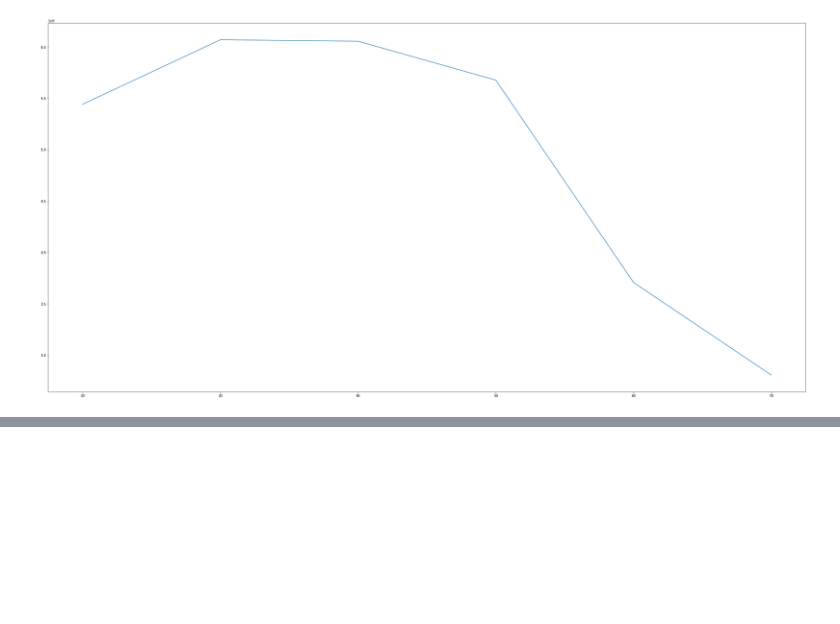
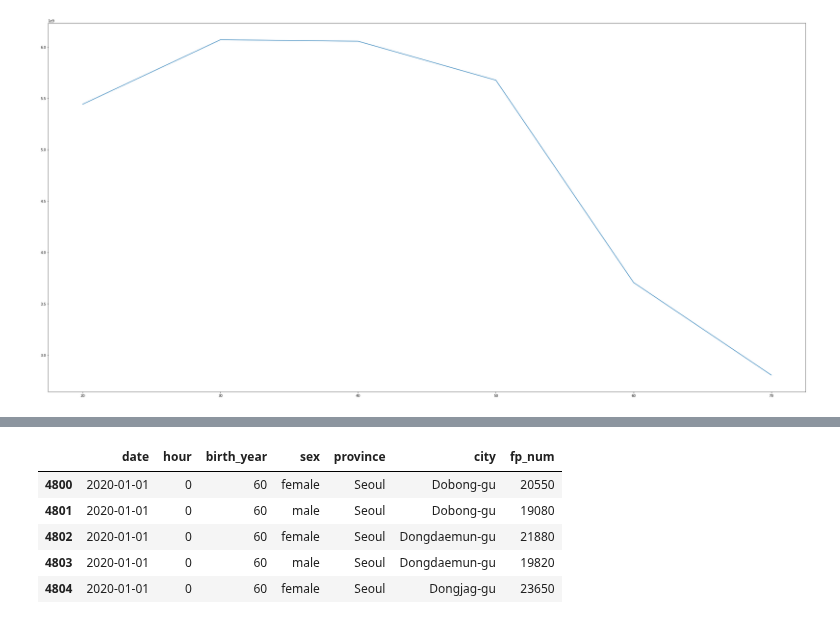
Before and after one commit to zzozzo/Datathon, a Jupyter notebook: data1.ipynb, the cells around one changed output, grey strips where cells are left out. Drawn from its saved outputs; the diff is of its cells as text; code cells hidden in the pictures; blank space fills up the shorter version.

```diff
--- a/data1.ipynb
+++ b/data1.ipynb
@@ -296,0 +444,10 @@ TypeError: Only valid with DatetimeIndex, TimedeltaIndex or PeriodIndex, but got
+# %%
+sth = floating2[floating2["birth_year"] == 60]
+sth.head()
+# %% [output]
+|  | date | hour | birth_year | sex | province | city | fp_num |
+| 4800 | 2020-01-01 | 0 | 60 | female | Seoul | Dobong-gu | 20550 |
+| 4801 | 2020-01-01 | 0 | 60 | male | Seoul | Dobong-gu | 19080 |
+| 4802 | 2020-01-01 | 0 | 60 | female | Seoul | Dongdaemun-gu | 21880 |
+| 4803 | 2020-01-01 | 0 | 60 | male | Seoul | Dongdaemun-gu | 19820 |
+| 4804 | 2020-01-01 | 0 | 60 | female | Seoul | Dongjag-gu | 23650 |
```
Also changed, not shown: parts of 15 cells of this notebook.
